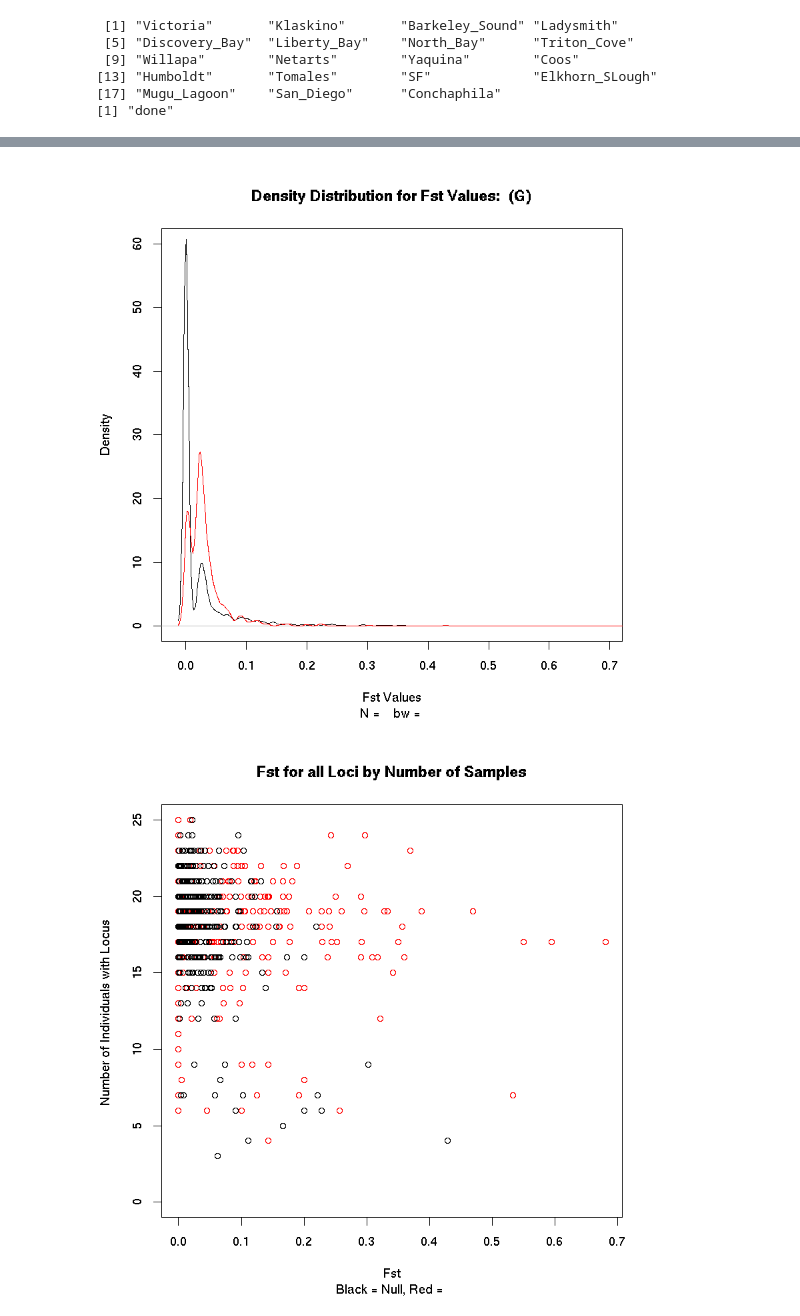
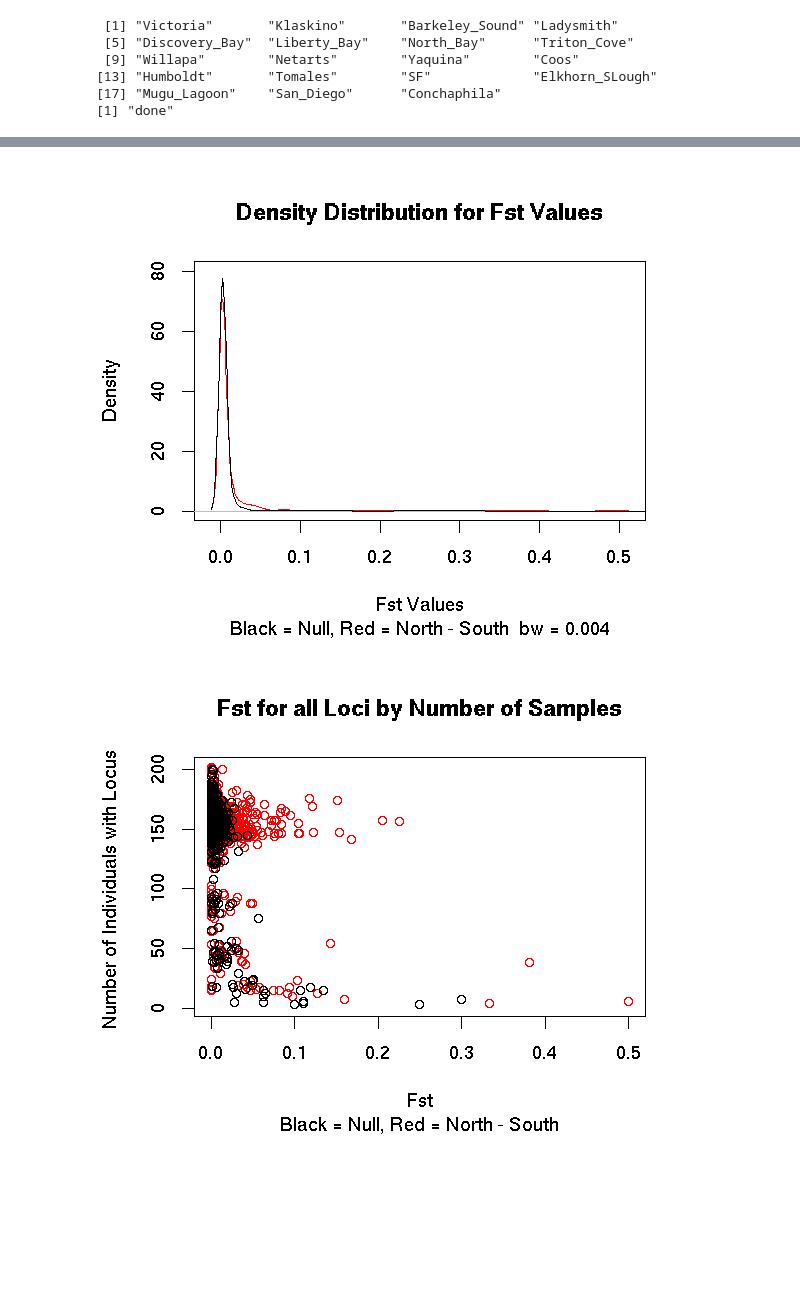
Before and after one commit to ksil91/2016_Notebook, a Jupyter notebook: Exploring_GBS_Data_With_R.ipynb, the cells around one changed output, grey strips where cells are left out. Saved outputs shown, nothing was run; the diff lists cells and outputs as text; code cells hidden in the pictures; blank space fills up the shorter version.

```diff
--- a/Exploring_GBS_Data_With_R.ipynb
+++ b/Exploring_GBS_Data_With_R.ipynb
@@ -314,17 +334,16 @@ Lets take a look at one pair of populations.
 # %%
 ## Create matricx with all data
-library(ggplot2)
-pi = read.table("over10k-min75H32u_Victoria_San_Diego.pi")
-f_null = read.table("over10k-min75H32u_Victoria_San_Diego.null_fst")
-f_test = read.table("over10k-min75H32u_Victoria_San_Diego.fst")
-cover_test = read.table("over10k-min75H32u_Victoria_San_Diego.genocover")
-af = read.table("over10k-min75H32u_Victoria_San_Diego.af")
-#HW_chi = read.table("over10k-min75H32u_Victoria_San_Diego.HW")
-allele_class = read.table("over10k-min75H32u_Victoria_San_Diego.AC")
+pi = read.table("over10k-min75H32u_North_South.pi")
+f_null = read.table("over10k-min75H32u_North_South.null_fst")
+f_test = read.table("over10k-min75H32u_North_South.fst")
+cover_test = read.table("over10k-min75H32u_North_South.genocover")
+af = read.table("over10k-min75H32u_North_South.af")
+HW_chi = read.table("over10k-min75H32u_North_South.HW")
+allele_class = read.table("over10k-min75H32u_North_South.AC")
 
-FST_data = cbind(f_null,f_test,cover_test,pi,af,allele_class)
-#names(FST_data) = c("F_null","F_test","Cover","Pi","AF","HW","AC")
-names(FST_data) = c("F_null","F_test","Cover","Pi","AF","AC")
+FST_data = cbind(f_null,f_test,cover_test,pi,af,HW_chi,allele_class)
+names(FST_data) = c("F_null","F_test","Cover","Pi","AF","HW","AC")
+#names(FST_data) = c("F_null","F_test","Cover","Pi","AF","AC")
 # %%
 ##SUBSETS FST DATA INTO COVERAGE GROUPS
 for (i in min(cover_test):max(cover_test)){
@@ -358,10 +380,17 @@ plot(density(FST_data$Cover,bw=0.5),xlim=c(4,16),main="Density Distribution of I
 # %%
+options(repr.plot.width=5,repr.plot.height=4)
 ##PLOT FST AGAINST GENO_COVER
-plot(density(FST_data$F_test,na.rm=TRUE,bw=.004),ylim=c(0,60),main="Density Distribution for Fst Values:  (G)",xlab="Fst Values", sub = "N =    bw = ")
-lines(density(FST_data$F_null,na.rm=TRUE,bw=.004),col=2)
+plot(density(FST_data$F_test,na.rm=TRUE,bw=.004), col=2,ylim=c(0,80),main="Density Distribution for Fst Values",xlab="Fst Values", sub = "Black = Null, Red = North - South  bw = 0.004")
+lines(density(FST_data$F_null,na.rm=TRUE,bw=.004))
 
-plot(FST_data$F_test,FST_data$Cover,col=2,main="Fst for all Loci by Number of Samples",xlab="Fst",ylab="Number of Individuals with Locus ",sub="Black = Null, Red = ")
+plot(FST_data$F_test,FST_data$Cover,col=2,main="Fst for all Loci by Number of Samples",xlab="Fst",ylab="Number of Individuals with Locus ",sub="Black = Null, Red = North - South")
 points(FST_data$F_null,FST_data$Cover)
+
+plot(density(FST_data_AC$F_test,na.rm=TRUE,bw=.004),ylim=c(0,80),main="Density Distribution for Fst Values\nExcluding Singletons",xlab="Fst Values", sub = "North - South  bw = 0.004")
+lines(density(FST_data_AC$F_null,na.rm=TRUE,bw=.004),col=2)
+
+plot(FST_data_AC$F_test,FST_data_AC$Cover,col=2,main="Fst for all Loci by Number of Samples\nExcluding Singletons",xlab="Fst",ylab="Number of Individuals with Locus ",sub="Black = Null, Red = North - South")
+points(FST_data_AC$F_null,FST_data_AC$Cover)
 # %% [output]
-[figure, old version]
+[figure, new version]
-[figure, old version]
+[figure, new version]
```
Also changed, not shown: parts of 25 cells of this notebook, 3 other files.
